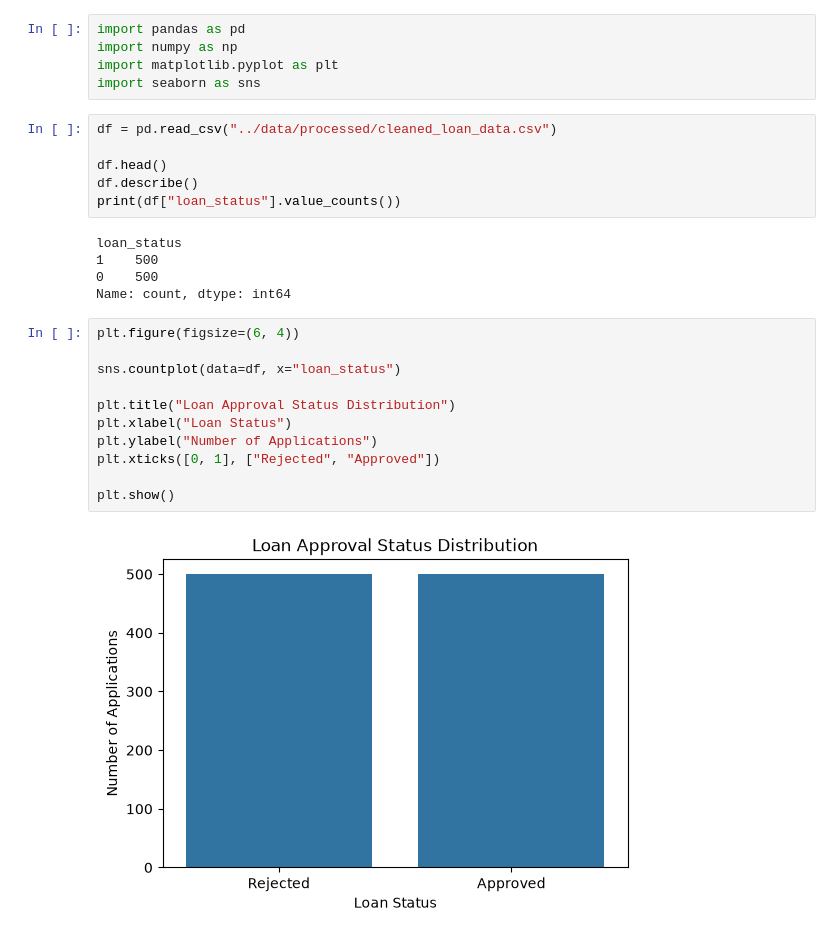
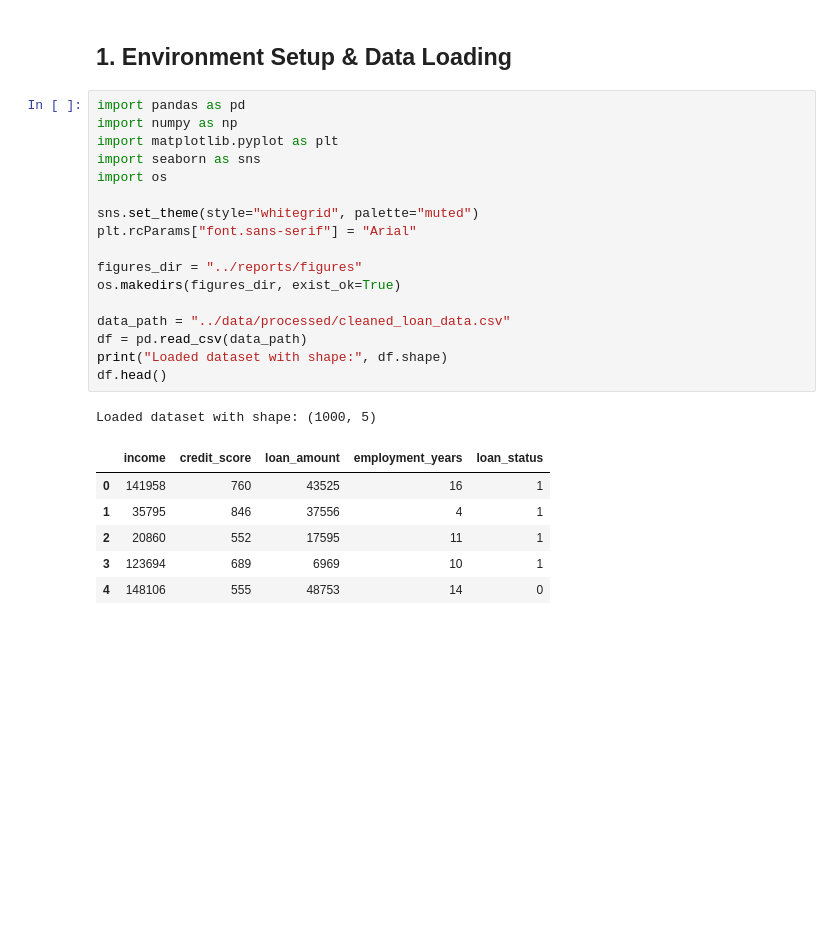
Before and after one commit to Kishore-Procode/Group-5-Procode-Project, a Jupyter notebook: Supervised_Learning/notebooks/02_eda_visualization.ipynb, the cells around one changed output. Drawn from its saved outputs; the diff is of its cells as text; blank space fills up the shorter version.

```diff
--- a/Supervised_Learning/notebooks/02_eda_visualization.ipynb
+++ b/Supervised_Learning/notebooks/02_eda_visualization.ipynb
@@ -1,29 +7,27 @@
+# %% [markdown]
+## 1. Environment Setup & Data Loading
 # %%
 import pandas as pd
 import numpy as np
 import matplotlib.pyplot as plt
 import seaborn as sns
+import os
+
+sns.set_theme(style="whitegrid", palette="muted")
+plt.rcParams["font.sans-serif"] = "Arial"
+
+figures_dir = "../reports/figures"
+os.makedirs(figures_dir, exist_ok=True)
+
+data_path = "../data/processed/cleaned_loan_data.csv"
+df = pd.read_csv(data_path)
+print("Loaded dataset with shape:", df.shape)
+df.head()
+# %% [output]
+Loaded dataset with shape: (1000, 5)
+|  | income | credit_score | loan_amount | employment_years | loan_status |
+| 0 | 141958 | 760 | 43525 | 16 | 1 |
+| 1 | 35795 | 846 | 37556 | 4 | 1 |
+| 2 | 20860 | 552 | 17595 | 11 | 1 |
+| 3 | 123694 | 689 | 6969 | 10 | 1 |
+| 4 | 148106 | 555 | 48753 | 14 | 0 |
-# %%
-df = pd.read_csv("../data/processed/cleaned_loan_data.csv")
-
-df.head()
-df.describe()
-print(df["loan_status"].value_counts())
-# %% [output]
-loan_status
-1    500
-0    500
-Name: count, dtype: int64
-# %%
-plt.figure(figsize=(6, 4))
-
-sns.countplot(data=df, x="loan_status")
-
-plt.title("Loan Approval Status Distribution")
-plt.xlabel("Loan Status")
-plt.ylabel("Number of Applications")
-plt.xticks([0, 1], ["Rejected", "Approved"])
-
-plt.show()
-# %% [output]
-[figure, removed]
```
Also changed, not shown: parts of 24 cells of this notebook, 13 other files.
